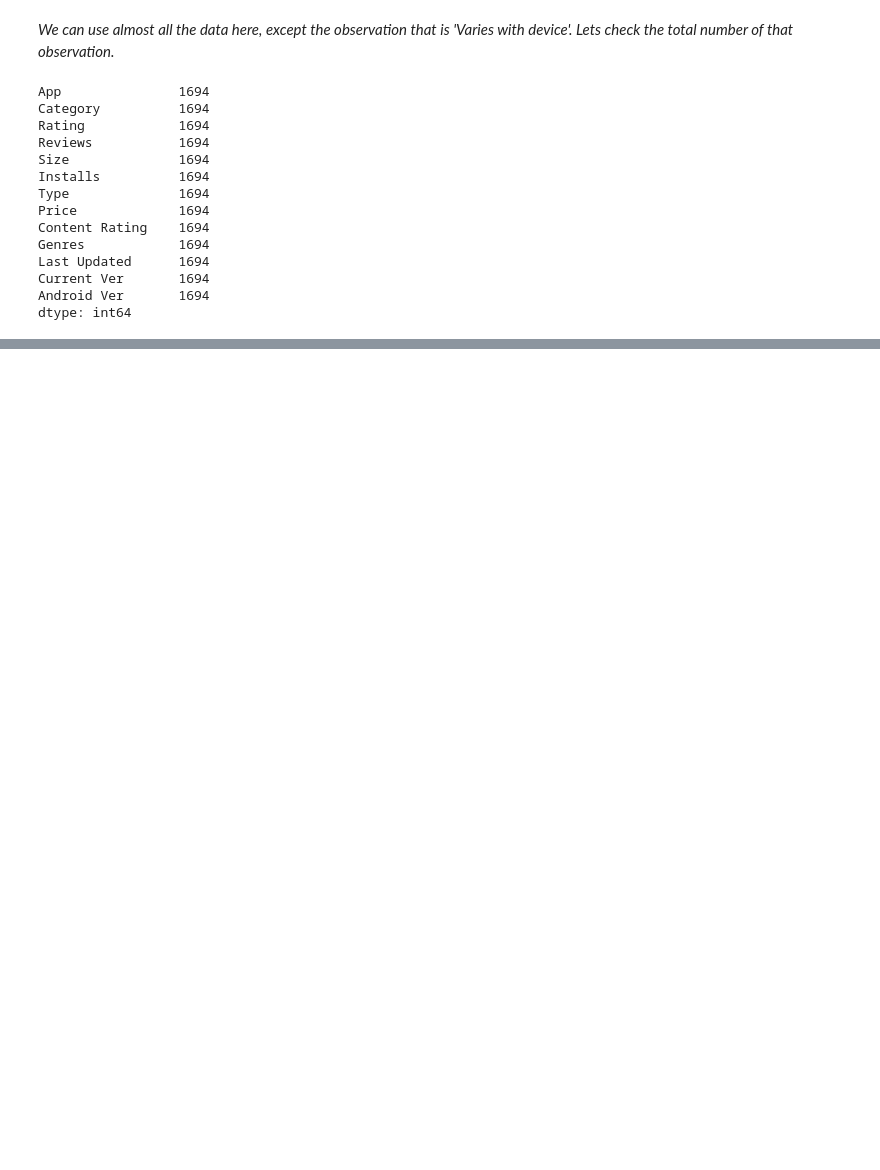
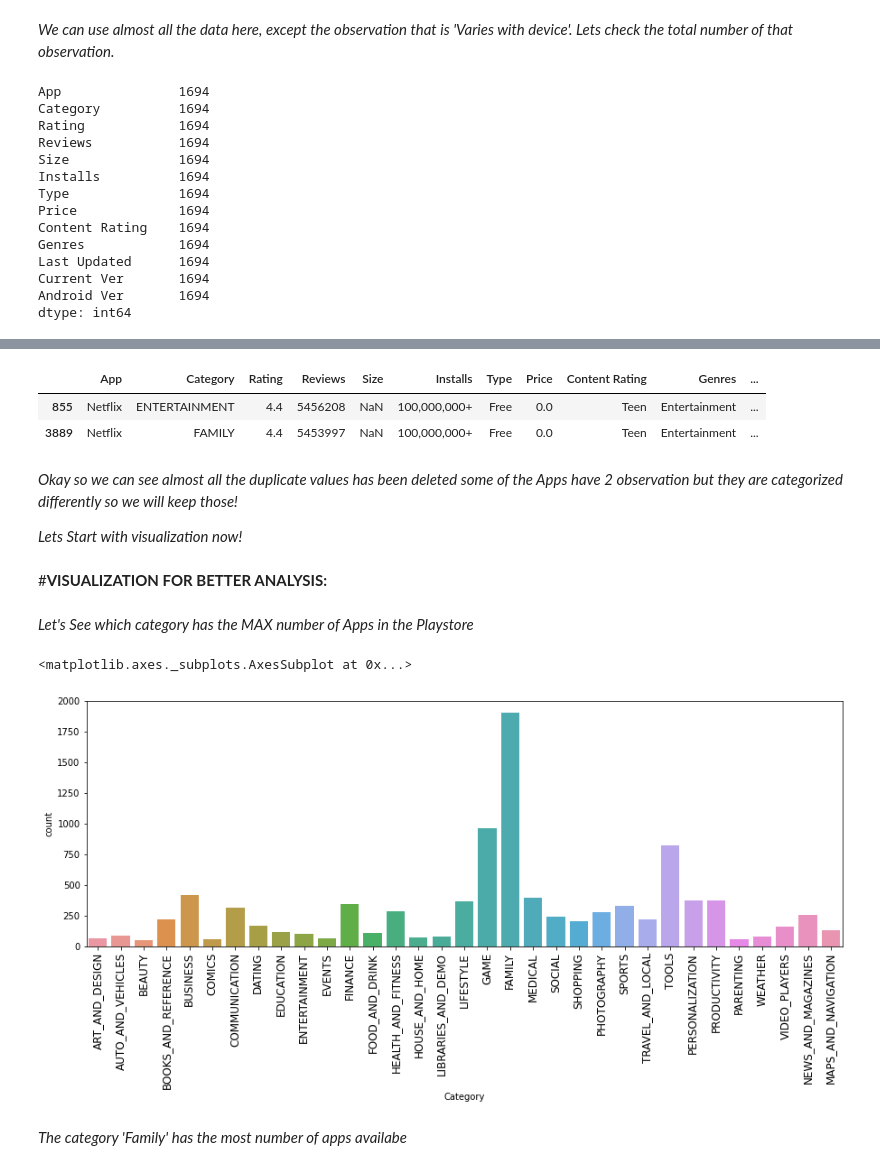
Before and after one commit to paulsoumyadip/eda_on_playstore_review, a Jupyter notebook: Play_Store_App_Review_Analysis_Capstone_Project.ipynb, the cells around one changed output, grey strips where cells are left out. Cells and saved outputs as stored; diff of their text form; code cells hidden in the pictures; blank space fills up the shorter version.

Commit message:
Starting with Visualization for DF1

```diff
--- a/Play_Store_App_Review_Analysis_Capstone_Project.ipynb
+++ b/Play_Store_App_Review_Analysis_Capstone_Project.ipynb
@@ -346,0 +359,7 @@ dtype: int64
+# %%
+df_app['Size'] = df_app['Size'].apply(lambda x: str(x).replace('Varies with device', 'NaN') if 'Varies with device' in str(x) else x)
+df_app['Size'] = df_app['Size'].apply(lambda x: str(x).replace('M', '') if 'M' in str(x) else x)
+df_app['Size'] = df_app['Size'].apply(lambda x: str(x).replace(',', '') if ',' in str(x) else x)
+df_app['Size'] = df_app['Size'].apply(lambda x: float(str(x).replace('k', '')) / 1024 if 'k' in str(x) else x) # 1 MB is equal to 1024 KB
+df_app['Size'] = df_app['Size'].apply(lambda x: str(x).replace('+','') if '+' in str(x) else x)
+df_app['Size'] = df_app['Size'].astype('float')
@@ -346,0 +406,4 @@ dtype: int64
+# %%
+df_app['Price'] = df_app['Price'].apply(lambda x: str(x).replace('$','') if '$' in str(x) else x)
+df_app['Price'] = df_app['Price'].apply(lambda x: str(x).replace(' ','') if ' ' in str(x) else x)
+df_app['Price'] = df_app['Price'].astype('float')
@@ -346,0 +459,3 @@ dtype: int64
+# %%
+df_app = df_app.drop_duplicates(['App','Category'])
+df_app['App'].value_counts()
@@ -346,0 +475,25 @@ dtype: int64
+# %%
+df_app[df_app['App'] == 'Netflix']
+# %% [output]
+|  | App | Category | Rating | Reviews | Size | Installs | Type | Price | Content Rating | Genres | ... |
+| 855 | Netflix | ENTERTAINMENT | 4.4 | 5456208 | NaN | 100,000,000+ | Free | 0.0 | Teen | Entertainment | ... |
+| 3889 | Netflix | FAMILY | 4.4 | 5453997 | NaN | 100,000,000+ | Free | 0.0 | Teen | Entertainment | ... |
+# %% [markdown]
+*Okay so we can see almost all the duplicate values has been deleted some of the Apps have 2 observation but they are categorized differently so we will keep those!*
+
+
+
+*Lets Start with visualization now!*
+# %% [markdown]
+#**VISUALIZATION FOR BETTER ANALYSIS:**
+# %% [markdown]
+*Let's See which category has the MAX number of Apps in the Playstore*
+# %%
+plt.figure(figsize=(15,5))
+plt.xticks(rotation = 90, fontsize=12)
+sns.countplot(df_app['Category'])
+# %% [output]
+<matplotlib.axes._subplots.AxesSubplot at 0x...>
+[figure, added]
+# %% [markdown]
+*The category 'Family' has the most number of apps availabe*
```
Also changed, not shown: parts of 22 cells of this notebook.
